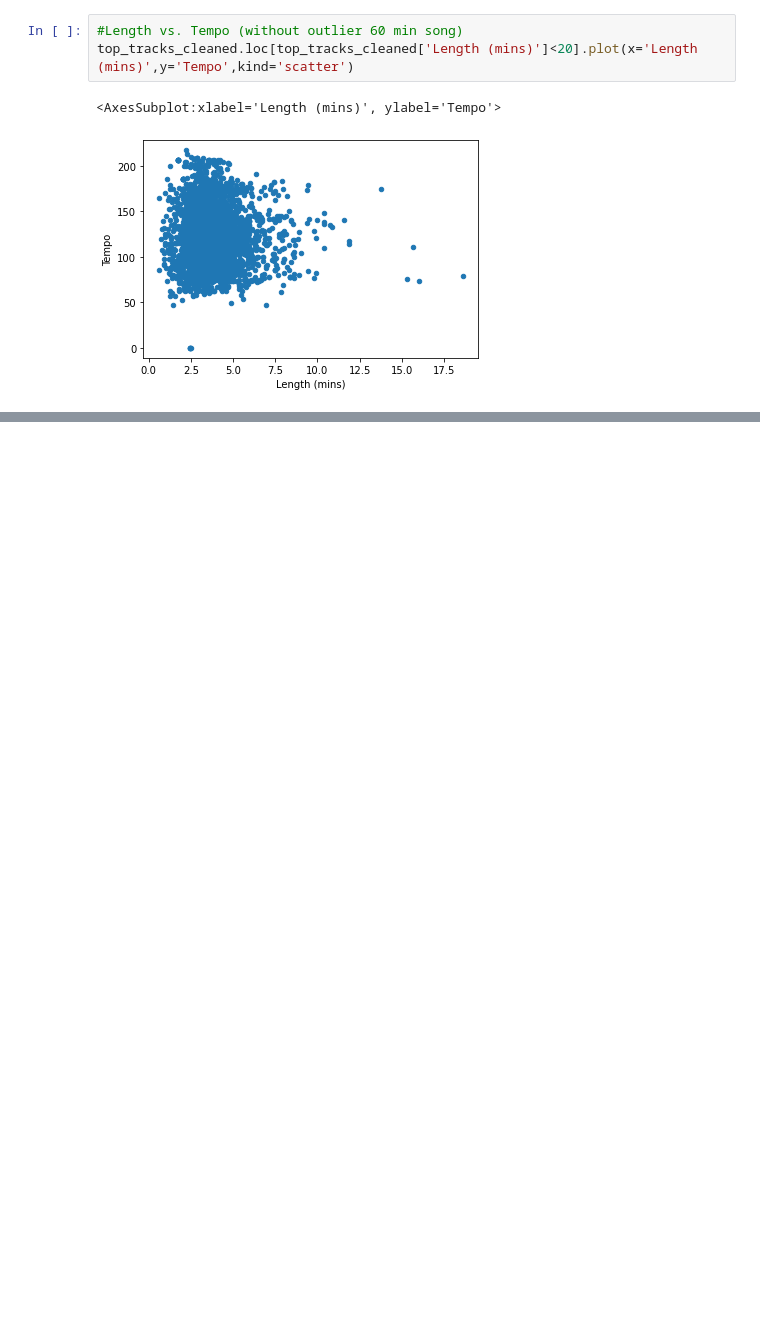
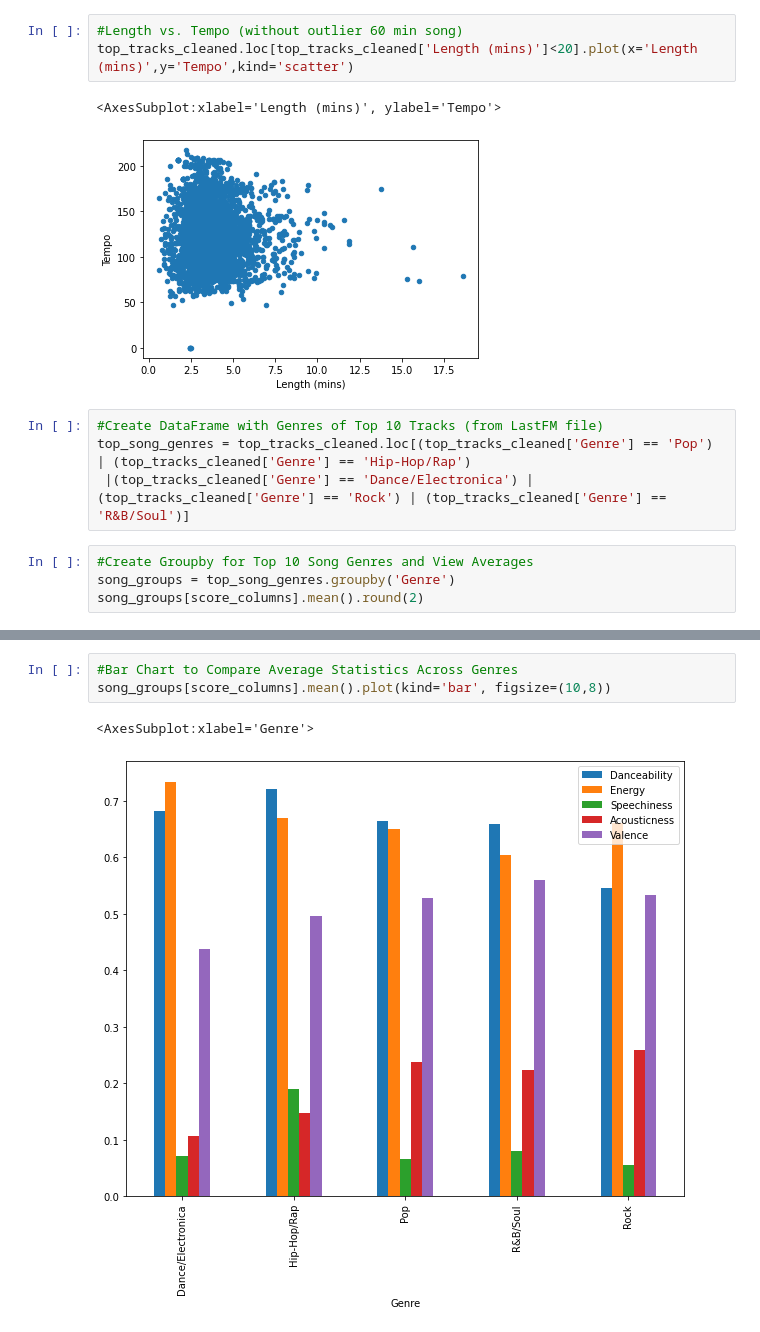
Before and after one commit to StevenTHG/Music-Research-Project-1, a Jupyter notebook: top_tracks_graph.ipynb, the cells around one changed output, grey strips where cells are left out. Cells and saved outputs as stored; diff of their text form; blank space fills up the shorter version.

```diff
--- a/top_tracks_graph.ipynb
+++ b/top_tracks_graph.ipynb
@@ -70,3 +72,11 @@ top_tracks_cleaned.loc[top_tracks_cleaned['Length (mins)']<20].plot(x='Length (m
 # %% [output]
 <AxesSubplot:xlabel='Length (mins)', ylabel='Tempo'>
 [figure]
+# %%
+#Create DataFrame with Genres of Top 10 Tracks (from LastFM file)
+top_song_genres = top_tracks_cleaned.loc[(top_tracks_cleaned['Genre'] == 'Pop') | (top_tracks_cleaned['Genre'] == 'Hip-Hop/Rap')
+ |(top_tracks_cleaned['Genre'] == 'Dance/Electronica') | (top_tracks_cleaned['Genre'] == 'Rock') | (top_tracks_cleaned['Genre'] == 'R&B/Soul')]
+# %%
+#Create Groupby for Top 10 Song Genres and View Averages
+song_groups = top_song_genres.groupby('Genre')
+song_groups[score_columns].mean().round(2)
@@ -72,0 +91,6 @@ top_tracks_cleaned.loc[top_tracks_cleaned['Length (mins)']<20].plot(x='Length (m
+# %%
+#Bar Chart to Compare Average Statistics Across Genres
+song_groups[score_columns].mean().plot(kind='bar', figsize=(10,8))
+# %% [output]
+<AxesSubplot:xlabel='Genre'>
+[figure, added]
```
Also changed, not shown: parts of 6 cells of this notebook.
